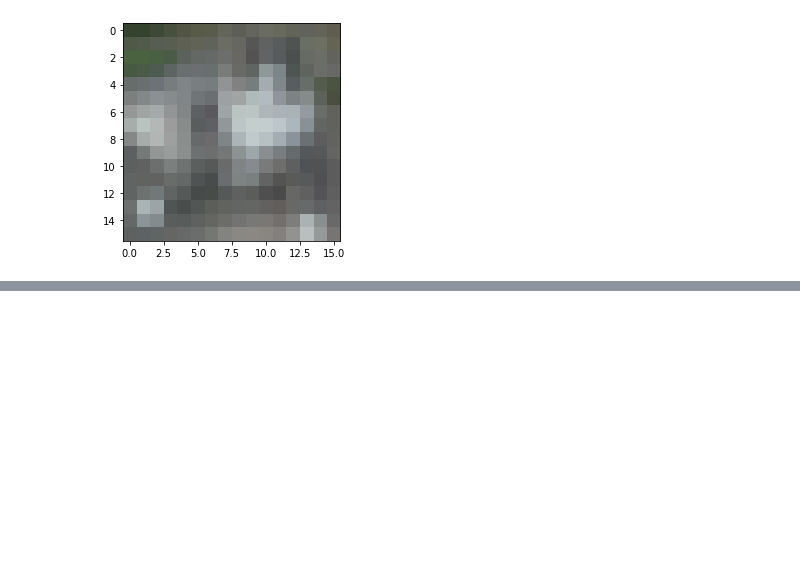
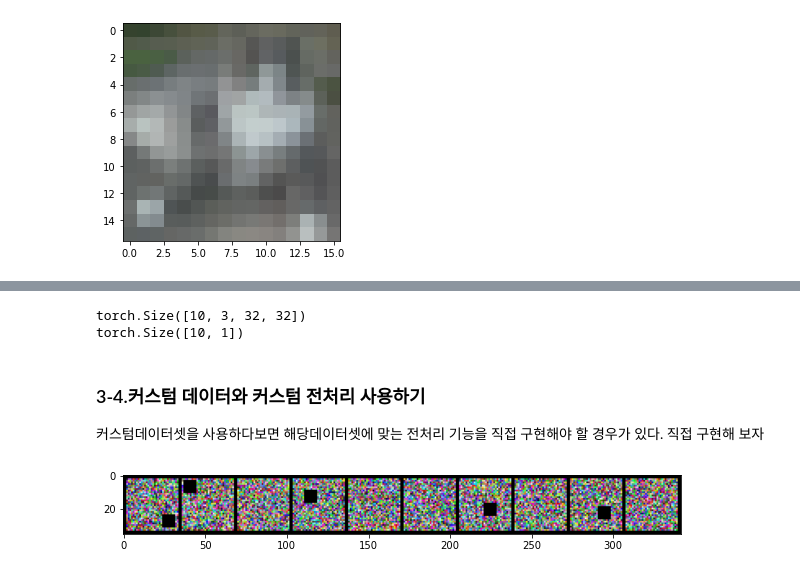
Before and after one commit to seok-jong/Pytorch_for_DL_Basic, a Jupyter notebook: chapter/ch_4/torch_basic.ipynb, the cells around one changed output, grey strips where cells are left out. Saved outputs shown, nothing was run; the diff lists cells and outputs as text; code cells hidden in the pictures; blank space fills up the shorter version.

```diff
--- a/chapter/ch_4/torch_basic.ipynb
+++ b/chapter/ch_4/torch_basic.ipynb
@@ -325,0 +379,12 @@ torch.Tensor
+# %%
+x = iter(train_loader).next()
+print(x[0].shape)
+print(x[1].shape)
+# %% [output]
+torch.Size([10, 3, 32, 32])
+torch.Size([10, 1])
+# %% [markdown]
+### 3-4.커스텀 데이터와 커스텀 전처리 사용하기
+
+커스텀데이터셋을 사용하다보면 해당데이터셋에 맞는 전처리 기능을 직접 구현해야 할 경우가 있다.
+직접 구현해 보자
@@ -325,0 +415,42 @@ torch.Tensor
+# %%
+class MyDataset(Dataset):
+
+    def __init__(self, x_data, y_data, transform = None):
+        self.x_data = x_data
+        self.y_data = y_data
+        self.transform = transform
+        self.len = len(y_data)
+        self.tensor = ToTensor()
+
+    def __getitem__(self, index):
+        sample = self.x_data[index], self.y_data[index]
+
+        if self.transform:
+            sample = self.transform(sample)
+        else:
+            sample = self.tensor(sample)
+        return sample
+
+
+    def __len__(self):
+        return self.len
+# %%
+train_images = np.random.randint(256,size=(100,32,32,3))/255
+train_labels = np.random.randint(2,size = (100,1))
+
+trans = tr.Compose([ToTensor(),CutOut()])
+dataset1 = MyDataset(train_images,train_labels, transform = trans)
+train_loader1 = DataLoader(dataset1,batch_size = 10, shuffle = True)
+# %%
+import torchvision
+images1, labels1 = iter(train_loader1).next()
+
+def imshow(img):
+    plt.figure(figsize = (10,100))
+    plt.imshow(img.permute(1,2,0).numpy()) # tensor -> numpy / cwh -> whc
+    plt.show()
+
+# imshow(images1[0])
+imshow(torchvision.utils.make_grid(images1,nrow=10))
+# %% [output]
+[figure, added]
```
Also changed, not shown: parts of 12 cells of this notebook.
